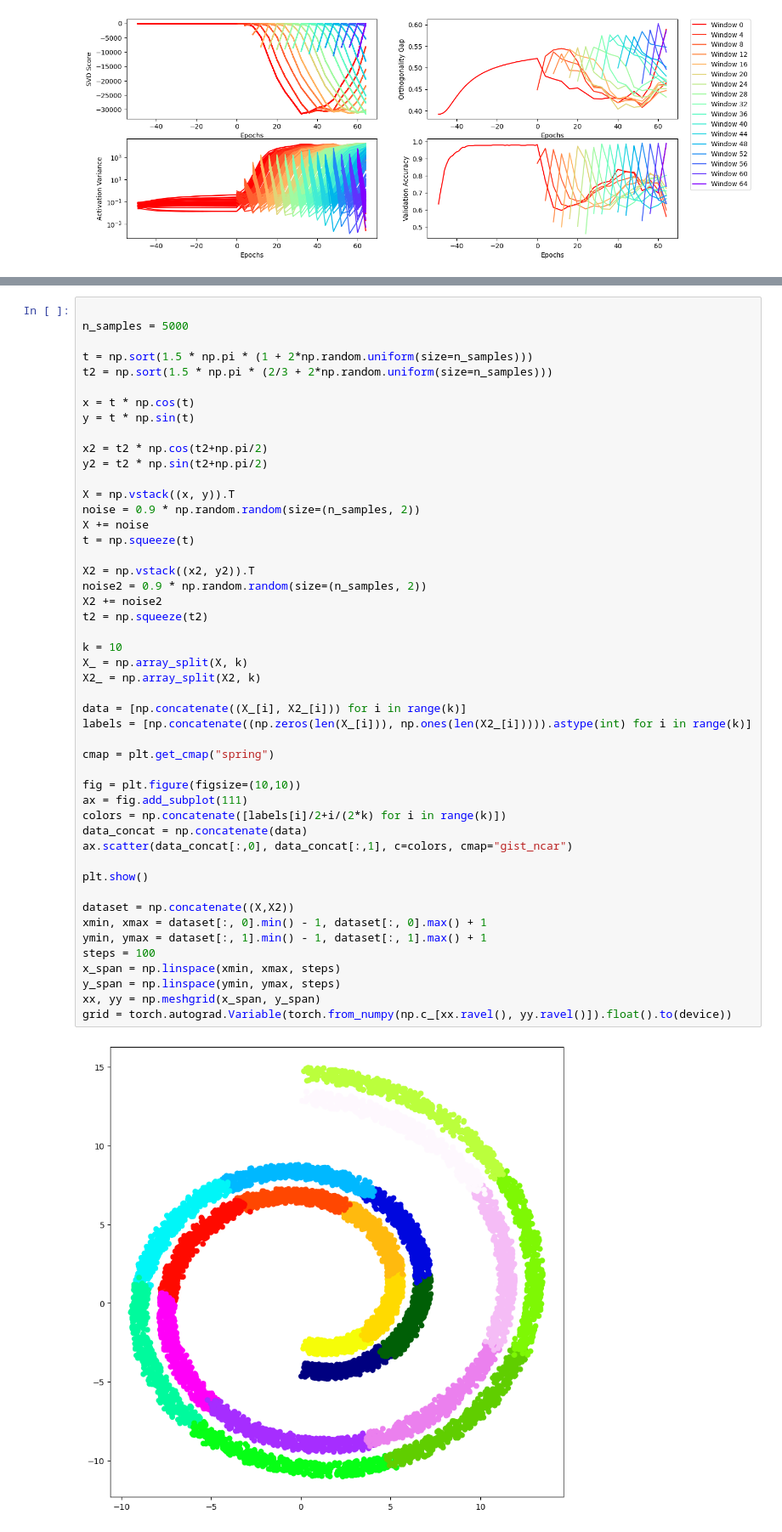
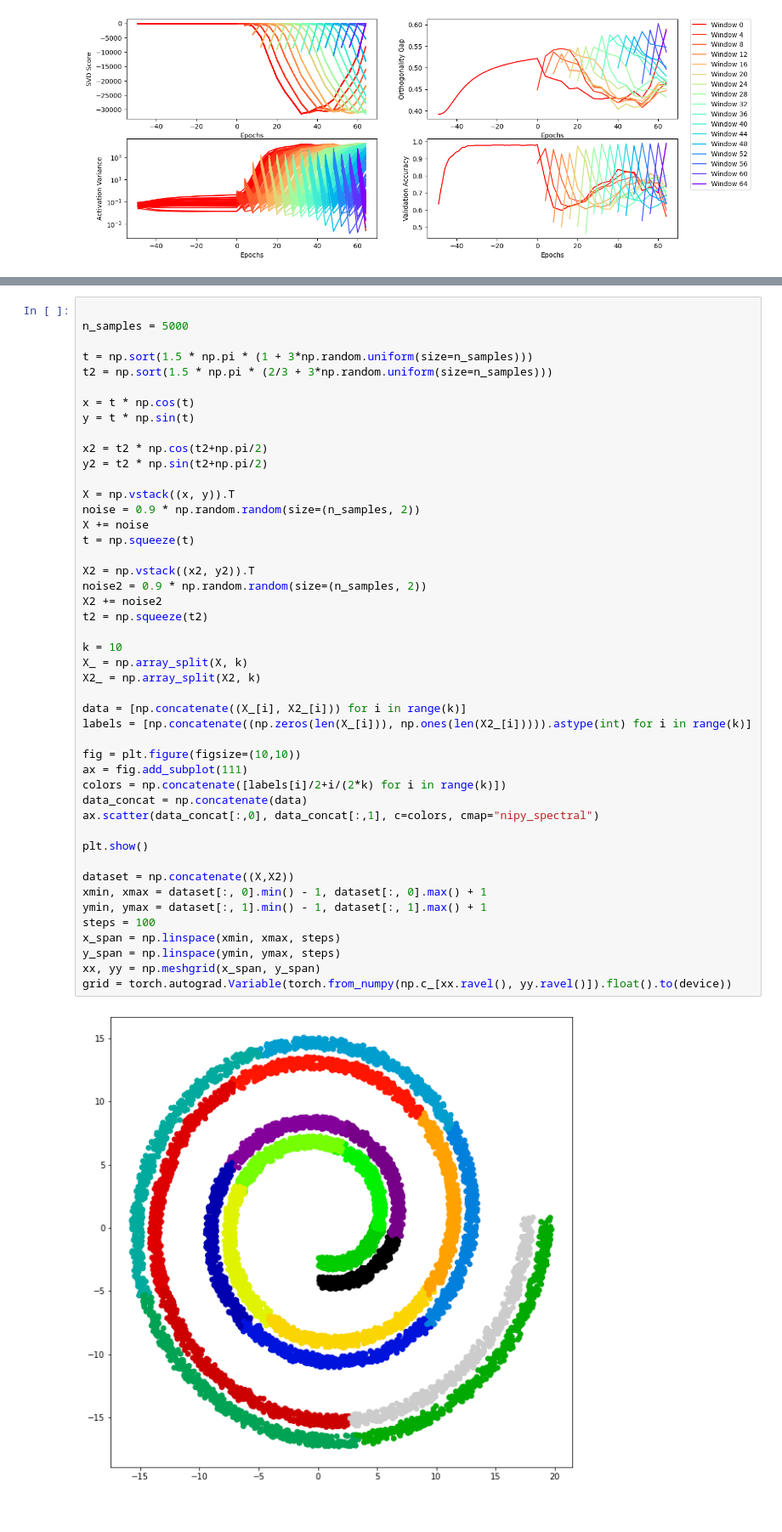
Before and after one commit to k8lion/GrowAndPrune, a Jupyter notebook: src/sandbox.ipynb, the cells around one changed output, grey strips where cells are left out. Shown at 85% size. Saved outputs shown, nothing was run; the diff lists cells and outputs as text.

```diff
--- a/src/sandbox.ipynb
+++ b/src/sandbox.ipynb
@@ -158,8 +197,8 @@ tensor(-0.0029)
 
 n_samples = 5000
 
-t = np.sort(1.5 * np.pi * (1 + 2*np.random.uniform(size=n_samples)))
-t2 = np.sort(1.5 * np.pi * (2/3 + 2*np.random.uniform(size=n_samples)))
+t = np.sort(1.5 * np.pi * (1 + 3*np.random.uniform(size=n_samples)))
+t2 = np.sort(1.5 * np.pi * (2/3 + 3*np.random.uniform(size=n_samples)))
 
 x = t * np.cos(t)
 y = t * np.sin(t)
@@ -173,34 +212,32 @@ X += noise
 t = np.squeeze(t)
 
 X2 = np.vstack((x2, y2)).T
 noise2 = 0.9 * np.random.random(size=(n_samples, 2))
 X2 += noise2
 t2 = np.squeeze(t2)
 
 k = 10
 X_ = np.array_split(X, k)
 X2_ = np.array_split(X2, k)
 
 data = [np.concatenate((X_[i], X2_[i])) for i in range(k)]
 labels = [np.concatenate((np.zeros(len(X_[i])), np.ones(len(X2_[i])))).astype(int) for i in range(k)]
 
-cmap = plt.get_cmap("spring")
-
 fig = plt.figure(figsize=(10,10))
 ax = fig.add_subplot(111)
 colors = np.concatenate([labels[i]/2+i/(2*k) for i in range(k)])
 data_concat = np.concatenate(data)
-ax.scatter(data_concat[:,0], data_concat[:,1], c=colors, cmap="gist_ncar")
+ax.scatter(data_concat[:,0], data_concat[:,1], c=colors, cmap="nipy_spectral")
 
 plt.show()
 
 dataset = np.concatenate((X,X2))
 xmin, xmax = dataset[:, 0].min() - 1, dataset[:, 0].max() + 1
 ymin, ymax = dataset[:, 1].min() - 1, dataset[:, 1].max() + 1
 steps = 100
 x_span = np.linspace(xmin, xmax, steps)
 y_span = np.linspace(ymin, ymax, steps)
 xx, yy = np.meshgrid(x_span, y_span)
 grid = torch.autograd.Variable(torch.from_numpy(np.c_[xx.ravel(), yy.ravel()]).float().to(device))
 # %% [output]
-[figure, old version]
+[figure, new version]
```
Also changed, not shown: parts of 17 cells of this notebook.
